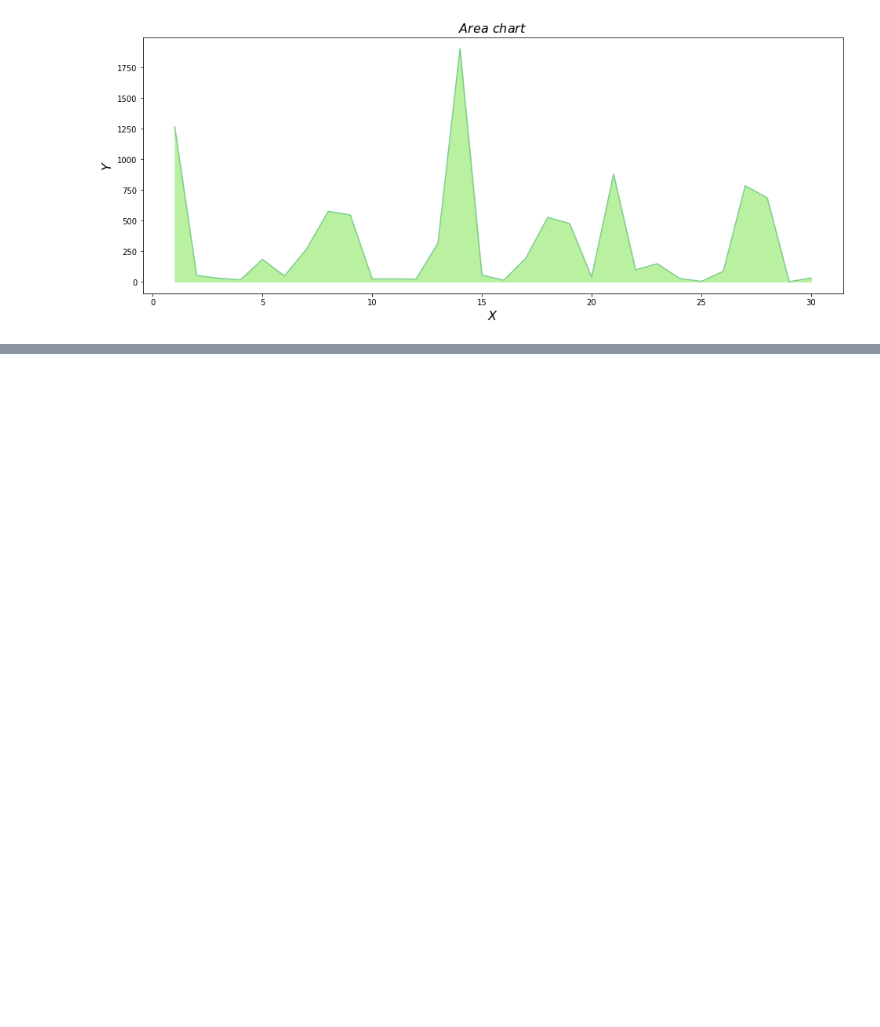
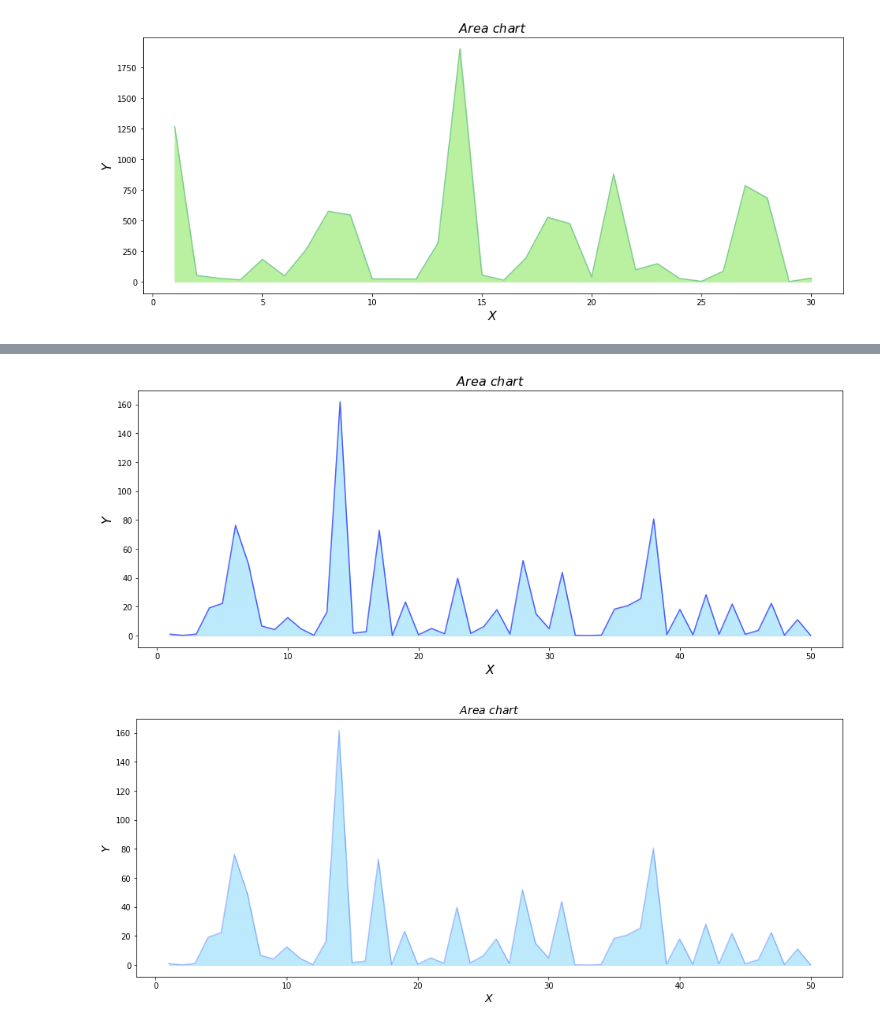
Before and after one commit to uannabi/MatPlotLibGraph, a Jupyter notebook: AreaPlot.ipynb, the cells around one changed output, grey strips where cells are left out. Saved outputs shown, nothing was run; the diff lists cells and outputs as text; code cells hidden in the pictures; blank space fills up the shorter version.

Commit message:
changes of alpha

```diff
--- a/AreaPlot.ipynb
+++ b/AreaPlot.ipynb
@@ -44,0 +45,22 @@ plt.show()
+# %%
+
+x = np.arange(1,51)
+y = np.random.normal(1,5,size=50)
+y = np.square(y)
+plt.figure(figsize=(16,6))
+plt.fill_between( x, y, color="#5ac8fa", alpha=0.4)
+plt.plot(x, y, color="blue", alpha=0.6) # Bold line on edges
+plt.title("$ Area $ $ chart $" , fontsize = 16)
+plt.xlabel("$X$" , fontsize = 16)
+plt.ylabel("$Y$" , fontsize = 16)
+plt.show()
+plt.figure(figsize=(16,6))
+plt.fill_between( x, y, color="#5ac8fa", alpha=0.4)
+plt.plot(x, y, color="blue", alpha=0.2) # Less stronger line on edges
+plt.title("$ Area $ $ chart $" , fontsize = 14)
+plt.xlabel("$X$" , fontsize = 14)
+plt.ylabel("$Y$" , fontsize = 14)
+plt.show()
+# %% [output]
+[figure, added]
+[figure, added]
```
Also changed, not shown: parts of 1 cell of this notebook.
